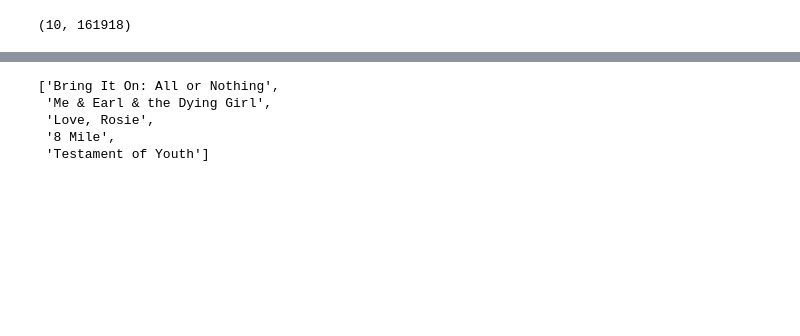
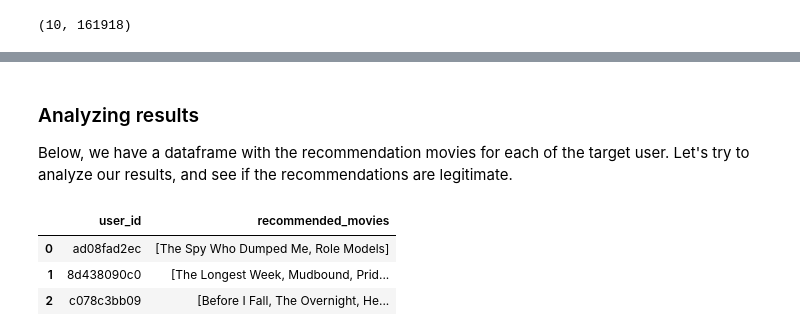
Before and after one commit to AbzalAidakhmetov/ADM-HW4, a Jupyter notebook: main.ipynb, the cells around one changed output, grey strips where cells are left out. Cells and saved outputs as stored; diff of their text form; code cells hidden in the pictures; blank space fills up the shorter version.

```diff
--- a/main.ipynb
+++ b/main.ipynb
@@ -243,11 +379,15 @@ for user_id in user_ids:
 
     new_row = pd.DataFrame({'user_id': [user_id], 'recommended_movies': [recommended_movies]})
     recommendations_df = pd.concat([recommendations_df, new_row], ignore_index=True)
-# %%
-recommendations_df.recommended_movies.iloc[1]
-# %% [output]
-['Bring It On: All or Nothing',
- 'Me & Earl & the Dying Girl',
- 'Love, Rosie',
- '8 Mile',
- 'Testament of Youth']
+# %% [markdown]
+### Analyzing results
+
+Below, we have a dataframe with the recommendation movies for each of the target user.
+Let's try to analyze our results, and see if the recommendations are legitimate.
+# %%
+recommendations_df
+# %% [output]
+|  | user_id | recommended_movies |
+| 0 | ad08fad2ec | [The Spy Who Dumped Me, Role Models] |
+| 1 | 8d438090c0 | [The Longest Week, Mudbound, Prid... |
+| 2 | c078c3bb09 | [Before I Fall, The Overnight, He... |
```
Also changed, not shown: parts of 41 cells of this notebook.
